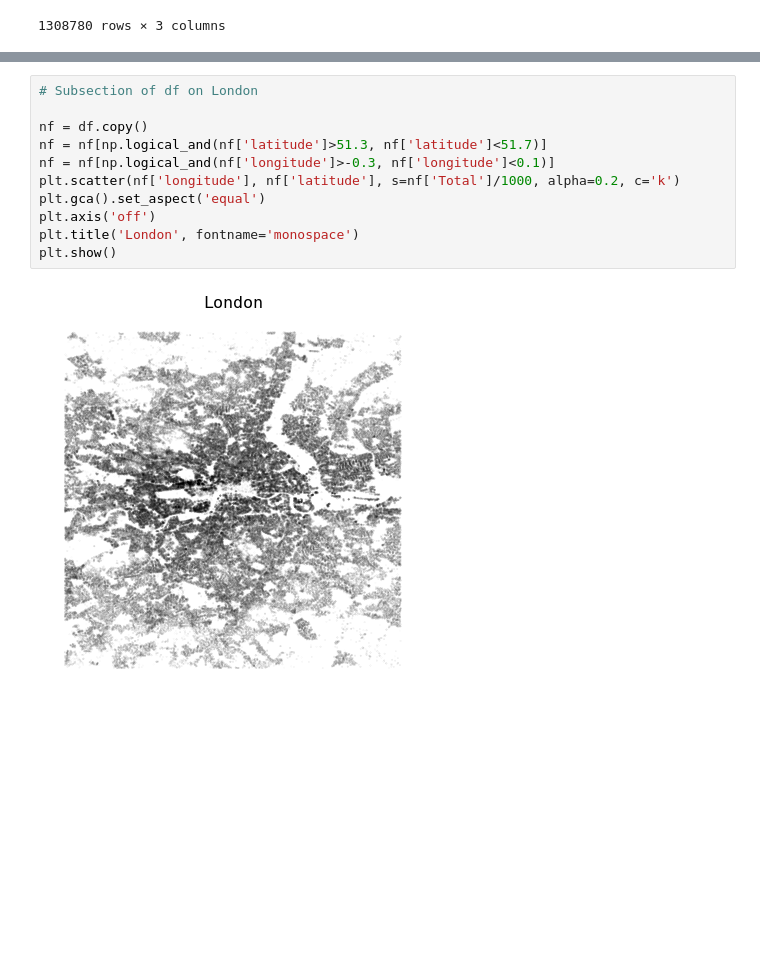
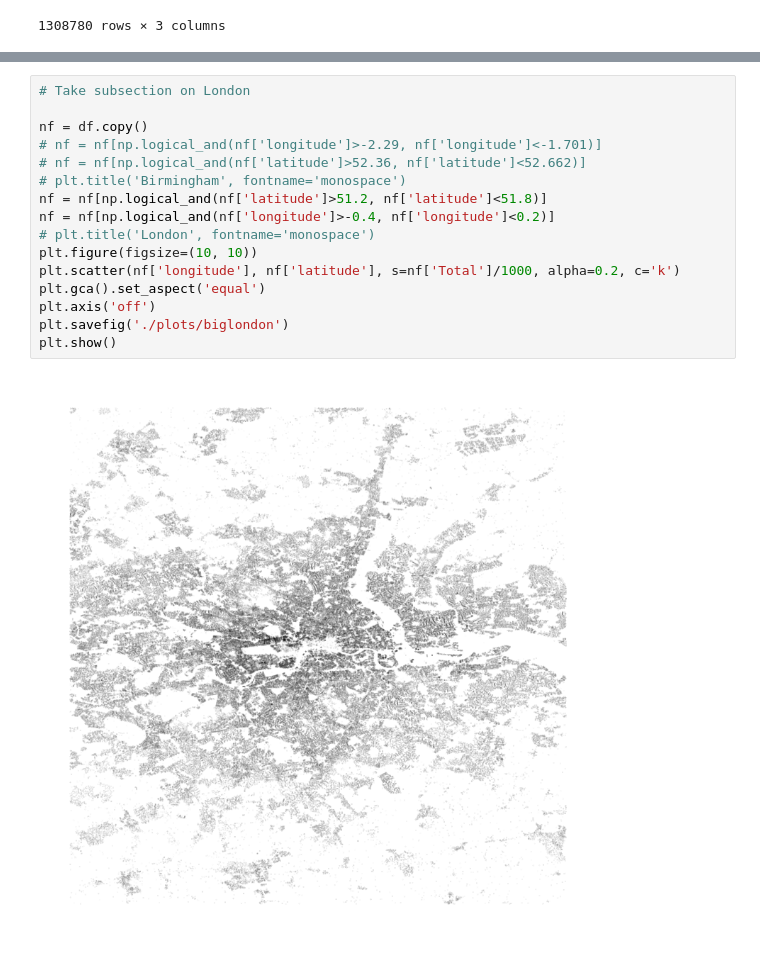
Before and after one commit to imengus/demomarble, a Jupyter notebook: london/gettingdata.ipynb, the cells around one changed output, grey strips where cells are left out. Saved outputs shown, nothing was run; the diff lists cells and outputs as text; blank space fills up the shorter version.

```diff
--- a/london/gettingdata.ipynb
+++ b/london/gettingdata.ipynb
@@ -70,14 +71,19 @@ fig.savefig('plots/prelim2.png', bbox_inches='tight')
 # %%
-# Subsection of df on London
+# Take subsection on London
 
 nf = df.copy()
-nf = nf[np.logical_and(nf['latitude']>51.3, nf['latitude']<51.7)]
-nf = nf[np.logical_and(nf['longitude']>-0.3, nf['longitude']<0.1)]
+# nf = nf[np.logical_and(nf['longitude']>-2.29, nf['longitude']<-1.701)]
+# nf = nf[np.logical_and(nf['latitude']>52.36, nf['latitude']<52.662)]
+# plt.title('Birmingham', fontname='monospace')
+nf = nf[np.logical_and(nf['latitude']>51.2, nf['latitude']<51.8)]
+nf = nf[np.logical_and(nf['longitude']>-0.4, nf['longitude']<0.2)]
+# plt.title('London', fontname='monospace')
+plt.figure(figsize=(10, 10))
 plt.scatter(nf['longitude'], nf['latitude'], s=nf['Total']/1000, alpha=0.2, c='k')
 plt.gca().set_aspect('equal')
 plt.axis('off')
-plt.title('London', fontname='monospace')
+plt.savefig('./plots/biglondon')
 plt.show()
 # %% [output]
-[figure, old version]
+[figure, new version]
 # %%
```
Also changed, not shown: parts of 4 cells of this notebook, 11 other files.
